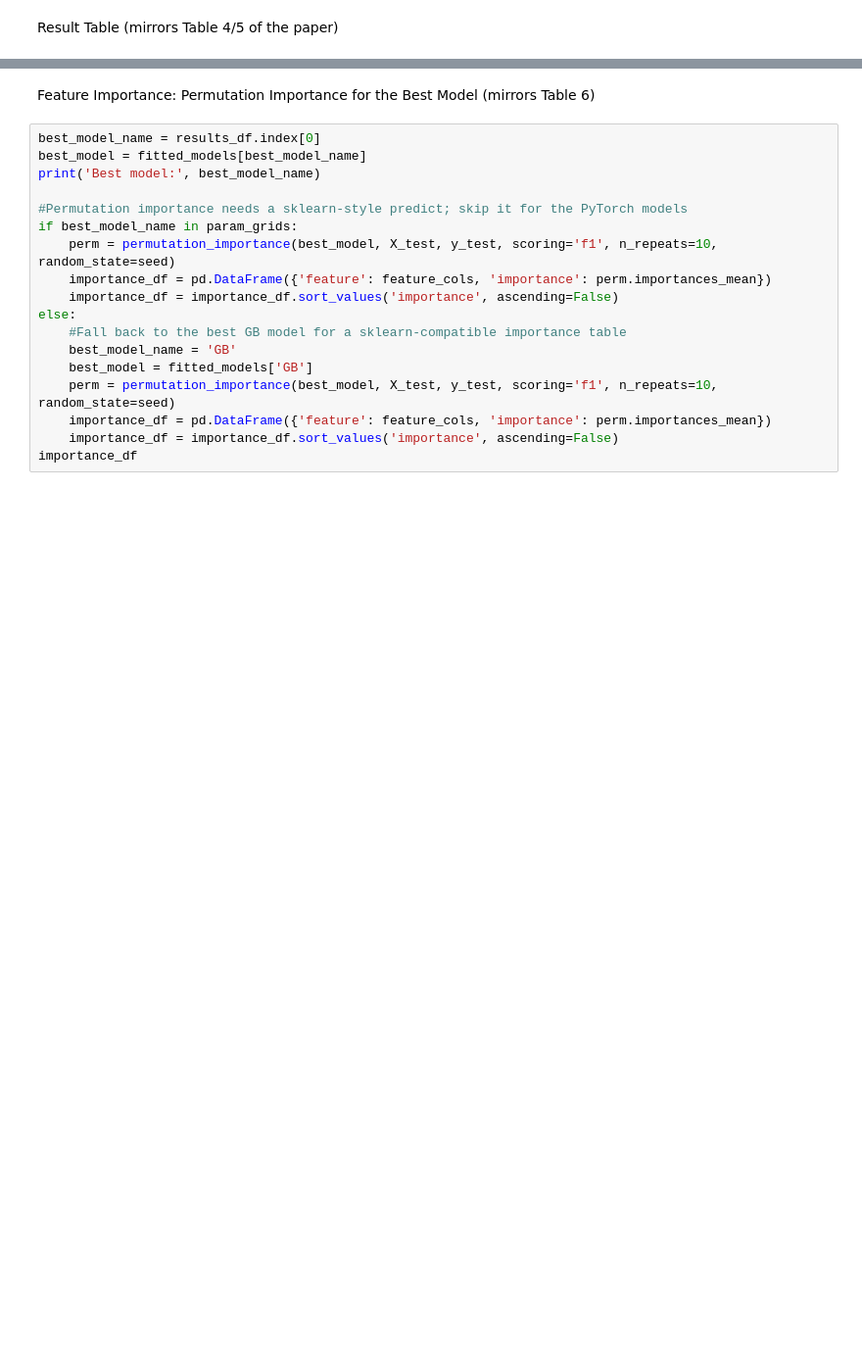
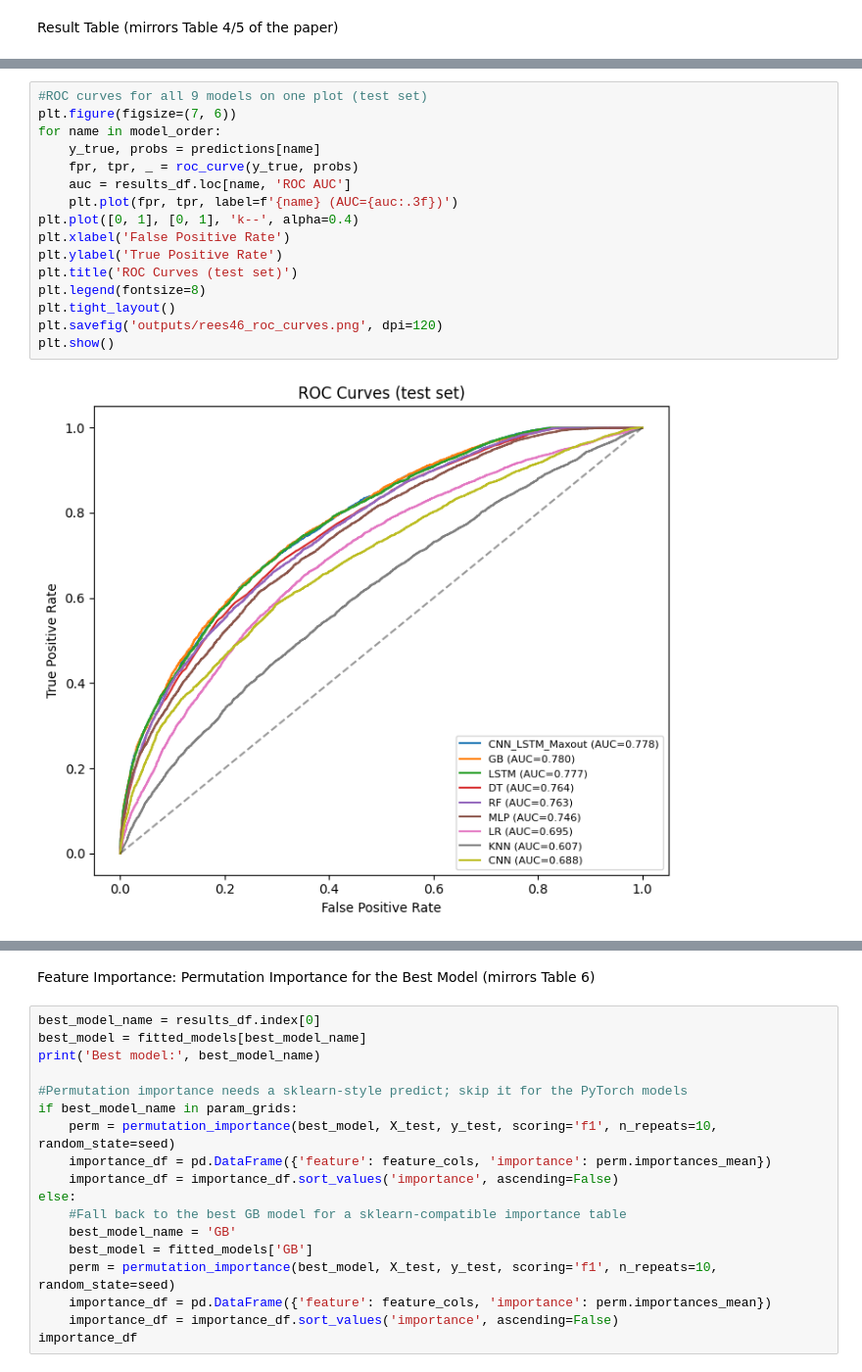
Before and after one commit to VuNgoHust123/PAPER_THANH, a Jupyter notebook: Cart_Abandonment_REES46.ipynb, the cells around one changed output, grey strips where cells are left out. Shown at 98% size. Cells and saved outputs as stored; diff of their text form; blank space fills up the shorter version.

```diff
--- a/Cart_Abandonment_REES46.ipynb
+++ b/Cart_Abandonment_REES46.ipynb
@@ -467,0 +567,18 @@ results_df.round(3)
+# %%
+#ROC curves for all 9 models on one plot (test set)
+plt.figure(figsize=(7, 6))
+for name in model_order:
+    y_true, probs = predictions[name]
+    fpr, tpr, _ = roc_curve(y_true, probs)
+    auc = results_df.loc[name, 'ROC AUC']
+    plt.plot(fpr, tpr, label=f'{name} (AUC={auc:.3f})')
+plt.plot([0, 1], [0, 1], 'k--', alpha=0.4)
+plt.xlabel('False Positive Rate')
+plt.ylabel('True Positive Rate')
+plt.title('ROC Curves (test set)')
+plt.legend(fontsize=8)
+plt.tight_layout()
+plt.savefig('outputs/rees46_roc_curves.png', dpi=120)
+plt.show()
+# %% [output]
+[figure, added]
```
Also changed, not shown: parts of 22 cells of this notebook, 17 other files.
